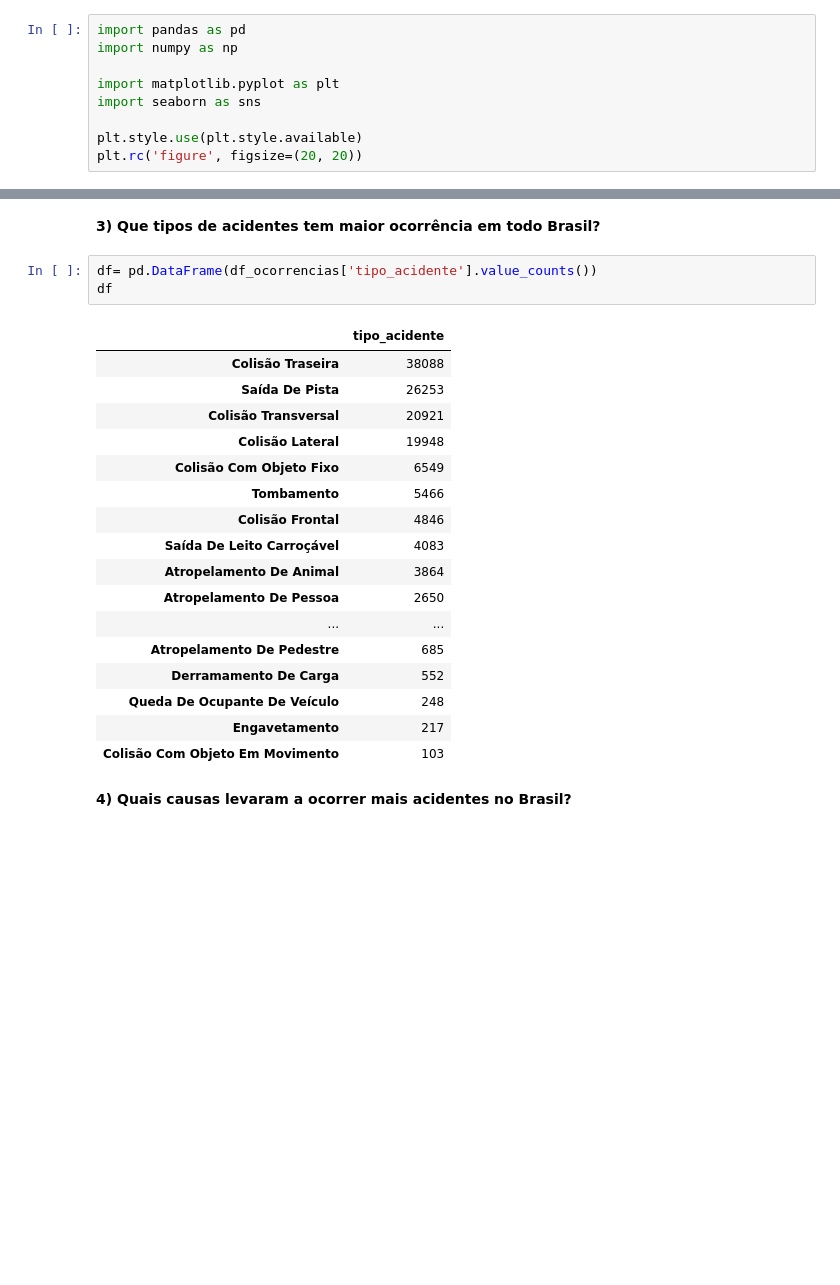
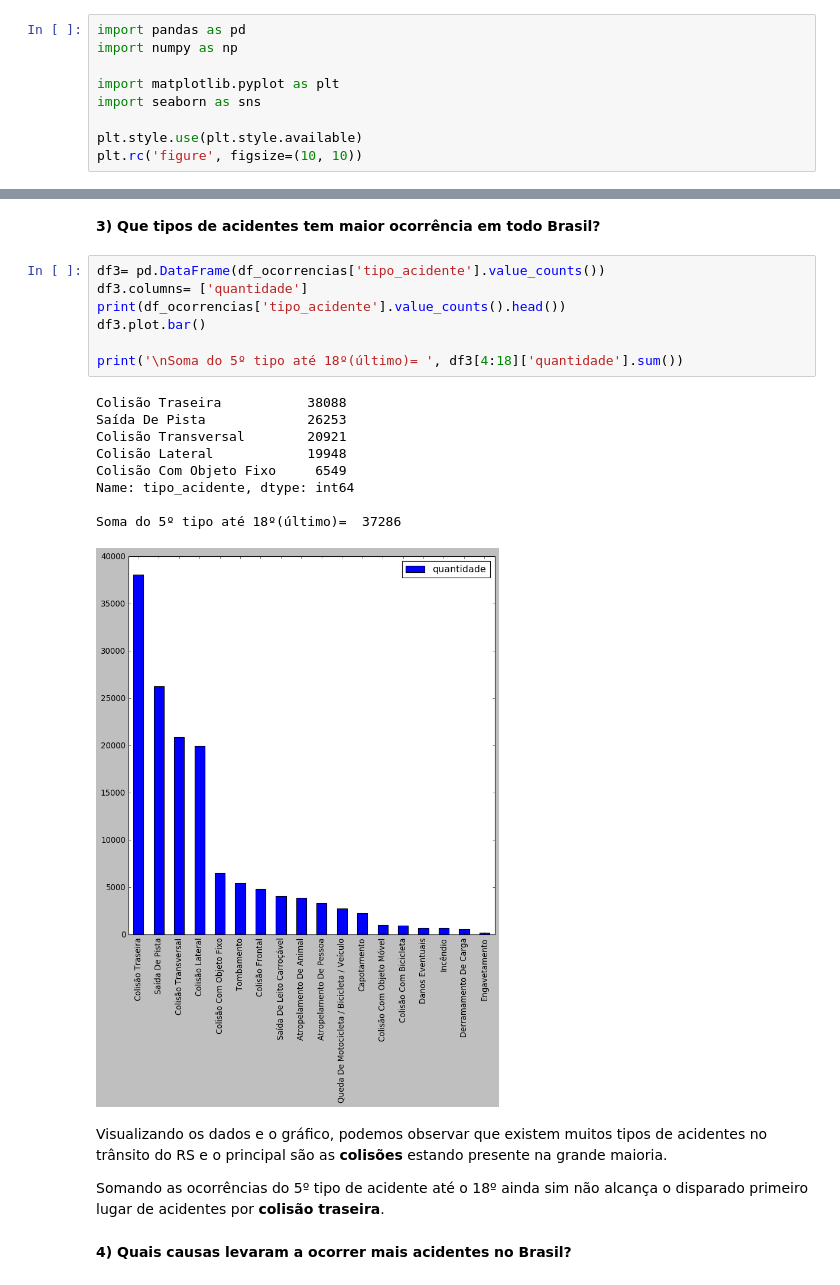
Before and after one commit to XQDLteam/brazil_highway_accidents, a Jupyter notebook: acidentes_br.ipynb, the cells around one changed output, grey strips where cells are left out. Cells and saved outputs as stored; diff of their text form; blank space fills up the shorter version.

```diff
--- a/acidentes_br.ipynb
+++ b/acidentes_br.ipynb
@@ -113,7 +113,7 @@ import matplotlib.pyplot as plt
 import seaborn as sns
 
 plt.style.use(plt.style.available)
-plt.rc('figure', figsize=(20, 20))
+plt.rc('figure', figsize=(10, 10))
 # %% [markdown]
 # 1. Carregamento dos arquivos normalizados
 # %%
@@ -199,26 +201,26 @@ Percebemos também que do ano de 2007 até 2013 os acidendes vieram sempre cresc
 **2) Quais meses ocorreram mais acidentes em todo Brasil?**
 # %% [markdown]
 **3) Que tipos de acidentes tem maior ocorrência em todo Brasil?**
-# %%
-df= pd.DataFrame(df_ocorrencias['tipo_acidente'].value_counts())
-df
-# %% [output]
-|  | tipo_acidente |
-| Colisão Traseira | 38088 |
-| Saída De Pista | 26253 |
-| Colisão Transversal | 20921 |
-| Colisão Lateral | 19948 |
-| Colisão Com Objeto Fixo | 6549 |
-| Tombamento | 5466 |
-| Colisão Frontal | 4846 |
-| Saída De Leito Carroçável | 4083 |
-| Atropelamento De Animal | 3864 |
-| Atropelamento De Pessoa | 2650 |
-| ... | ... |
-| Atropelamento De Pedestre | 685 |
-| Derramamento De Carga | 552 |
-| Queda De Ocupante De Veículo | 248 |
-| Engavetamento | 217 |
-| Colisão Com Objeto Em Movimento | 103 |
+# %%
+df3= pd.DataFrame(df_ocorrencias['tipo_acidente'].value_counts())
+df3.columns= ['quantidade']
+print(df_ocorrencias['tipo_acidente'].value_counts().head())
+df3.plot.bar()
+
+print('\nSoma do 5º tipo até 18º(último)= ', df3[4:18]['quantidade'].sum())
+# %% [output]
+Colisão Traseira           38088
+Saída De Pista             26253
+Colisão Transversal        20921
+Colisão Lateral            19948
+Colisão Com Objeto Fixo     6549
+Name: tipo_acidente, dtype: int64
+
+Soma do 5º tipo até 18º(último)=  37286
+[figure, added]
+# %% [markdown]
+Visualizando os dados e o gráfico, podemos observar que existem muitos tipos de acidentes no trânsito do RS e o principal são as **colisões** estando presente na grande maioria.
+
+Somando as ocorrências do 5º tipo de acidente até o 18º ainda sim não alcança o disparado primeiro lugar de acidentes por **colisão traseira**.
 # %% [markdown]
 **4) Quais causas levaram a ocorrer mais acidentes no Brasil?**
```
Also changed, not shown: parts of 5 cells of this notebook.
